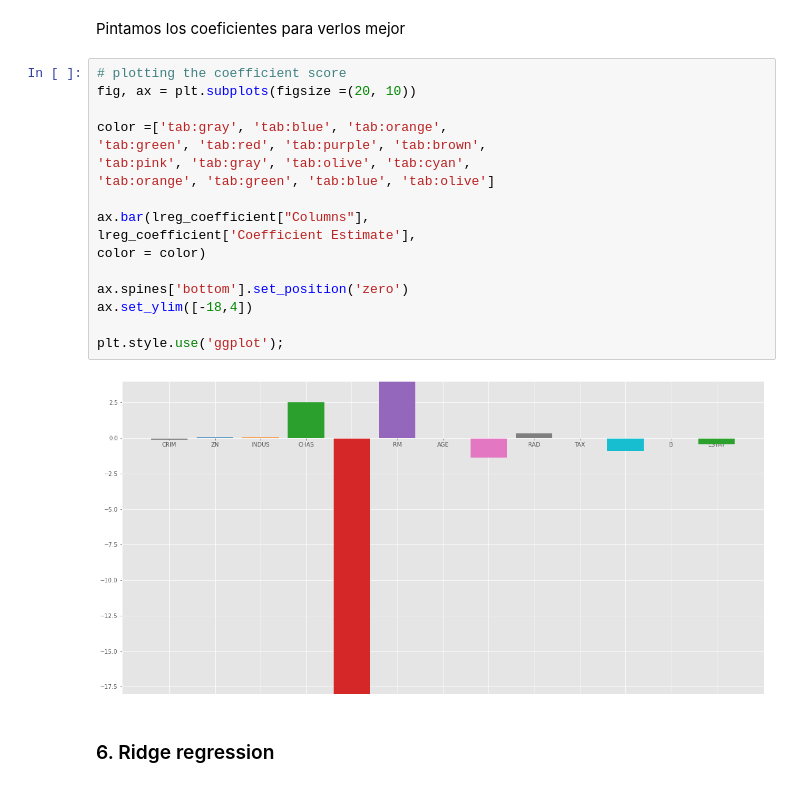
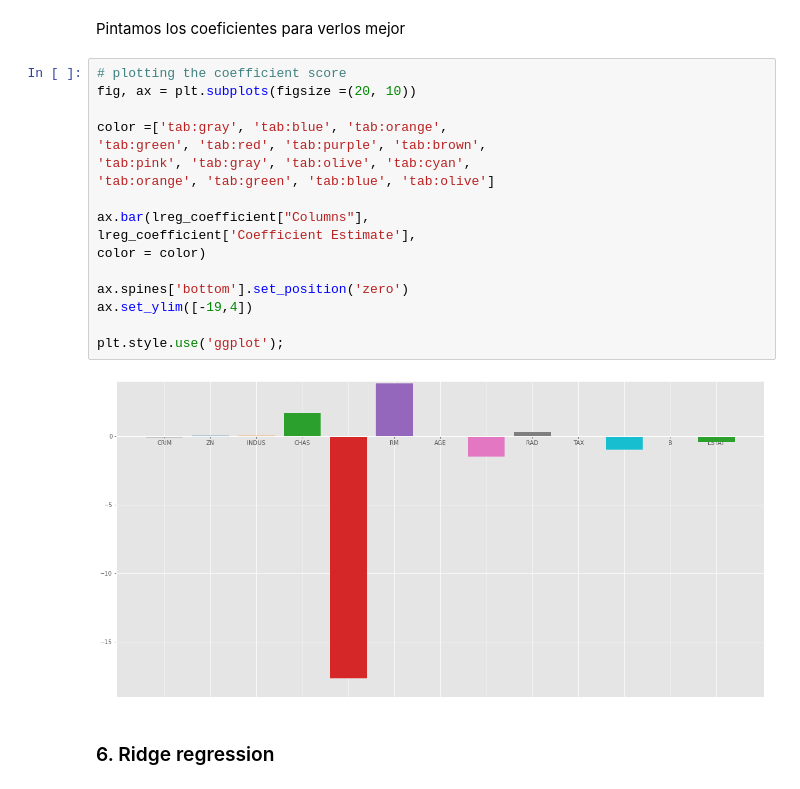
Before and after one commit to CarlosDiazGirol/thebridgedsftsep20, a Jupyter notebook: 3-Machine Learning/1-Supervisado/3-Regularizacion/Regularization.ipynb, the cells around one changed output. Cells and saved outputs as stored; diff of their text form.

```diff
--- a/3-Machine Learning/1-Supervisado/3-Regularizacion/Regularization.ipynb
+++ b/3-Machine Learning/1-Supervisado/3-Regularizacion/Regularization.ipynb
@@ -140,22 +146,22 @@ Pintamos los coeficientes para verlos mejor
 # %%
 # plotting the coefficient score
 fig, ax = plt.subplots(figsize =(20, 10))
 
 color =['tab:gray', 'tab:blue', 'tab:orange',
 'tab:green', 'tab:red', 'tab:purple', 'tab:brown',
 'tab:pink', 'tab:gray', 'tab:olive', 'tab:cyan',
 'tab:orange', 'tab:green', 'tab:blue', 'tab:olive']
 
 ax.bar(lreg_coefficient["Columns"],
 lreg_coefficient['Coefficient Estimate'],
 color = color)
 
 ax.spines['bottom'].set_position('zero')
-ax.set_ylim([-18,4])
+ax.set_ylim([-19,4])
 
 plt.style.use('ggplot');
 # %% [output]
-[figure, old version]
+[figure, new version]
 # %% [markdown]
 ### 6. Ridge regression
 # %%
```
Also changed, not shown: parts of 10 cells of this notebook, 9 other files.
